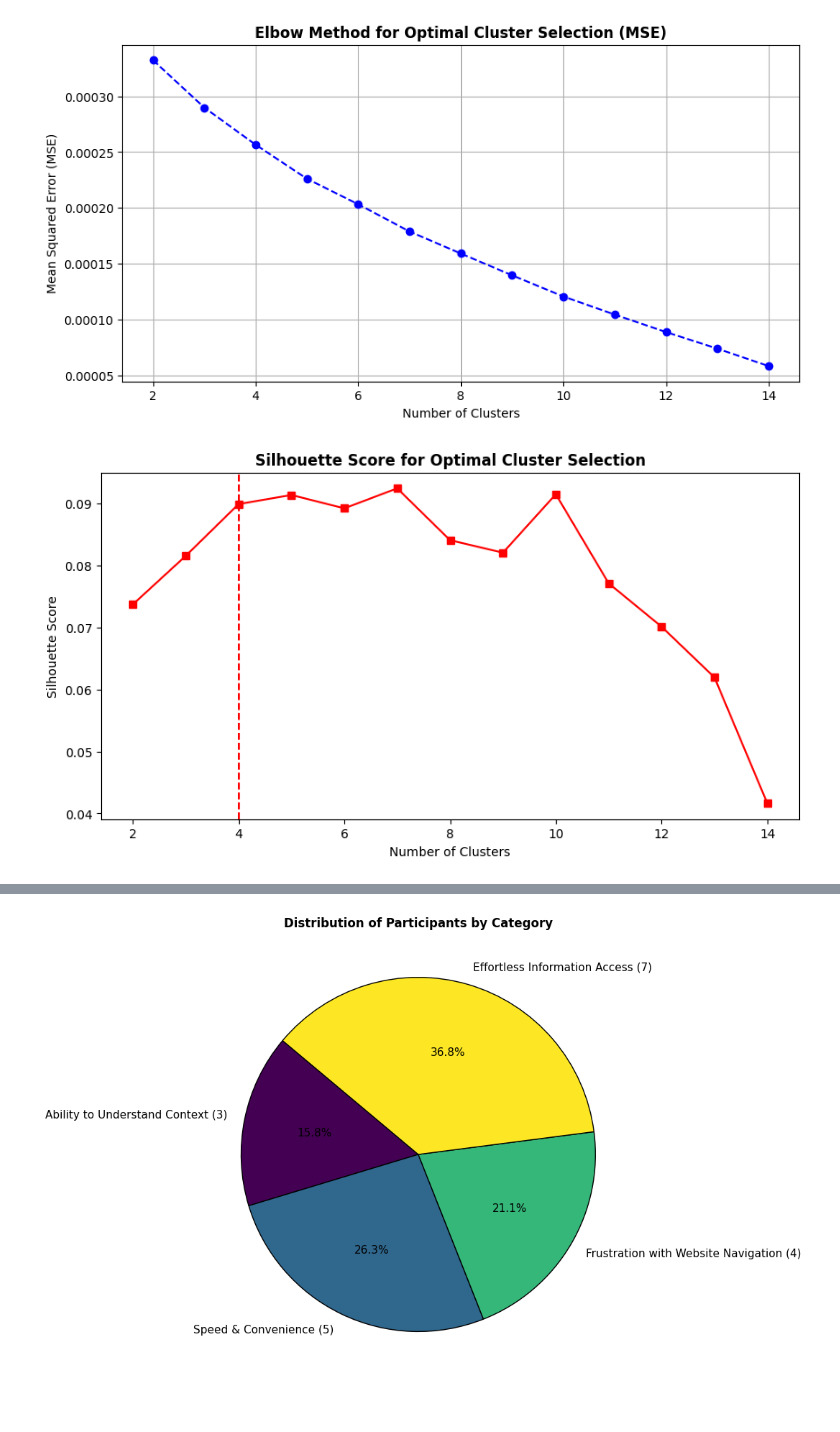
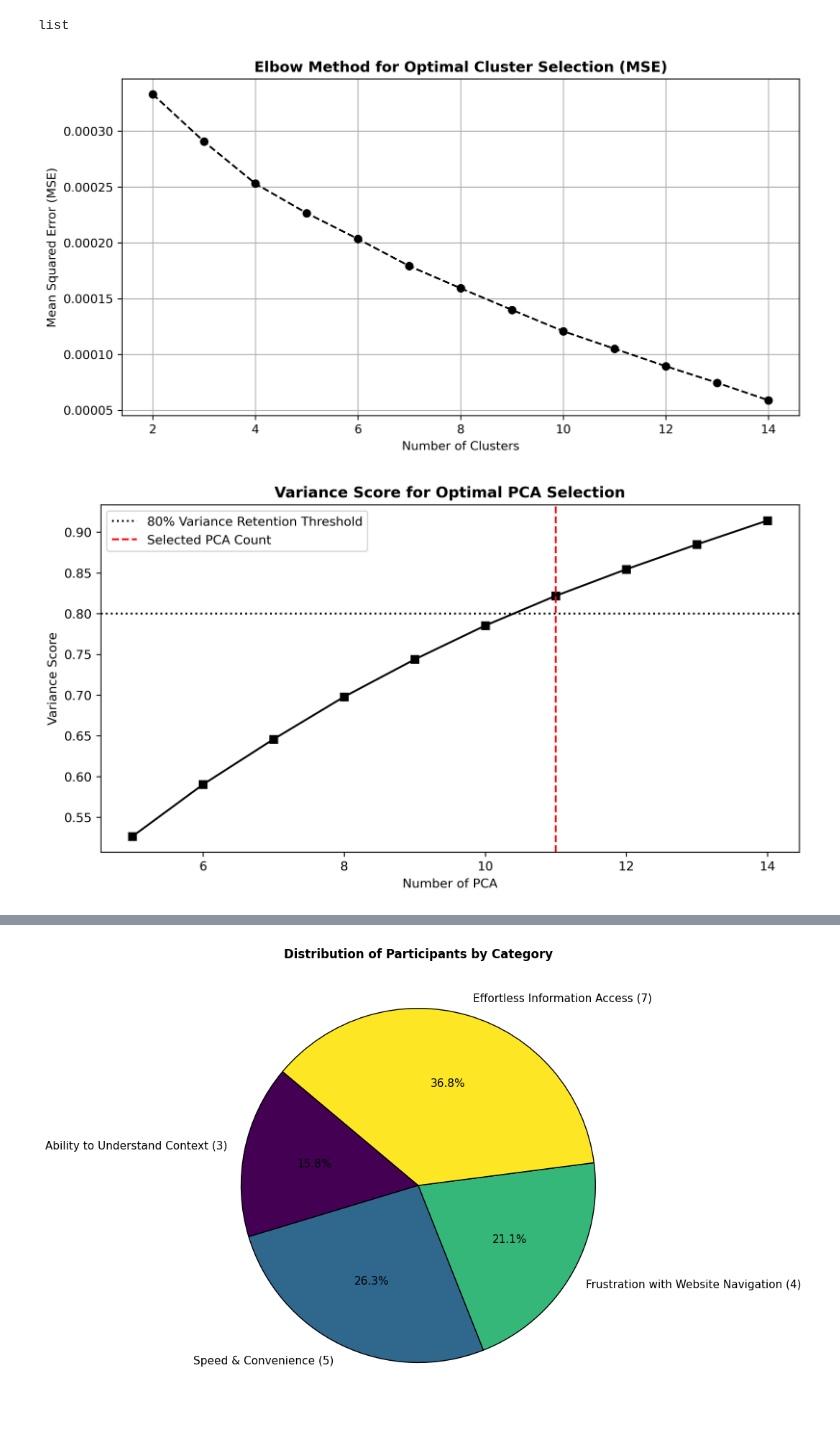
Before and after one commit to KrispyNoodles/SIT_Chatbot, a Jupyter notebook: viz/feedback_viz.ipynb, the cells around one changed output, grey strips where cells are left out. Drawn from its saved outputs; the diff is of its cells as text; code cells hidden in the pictures.

```diff
--- a/viz/feedback_viz.ipynb
+++ b/viz/feedback_viz.ipynb
@@ -69,0 +159,4 @@ embeddings_model = OpenAIEmbeddings(
+# %%
+var_array = df_results[df_results["Clusters"] == 2]["Variance_Retained"].tolist()
+# type(var_array)
+var_array
@@ -70,51 +174,47 @@ embeddings_model = OpenAIEmbeddings(
+# %%
+silhouette_array = df_results[df_results["PCA_Dimensions"] == 11]["Silhouette_Score"].tolist()
+type(silhouette_array)
+# %% [output]
+list
 # %%
-from langchain_openai import AzureOpenAIEmbeddings
-from sklearn.decomposition import PCA
-from sklearn.cluster import KMeans
-import matplotlib.pyplot as plt
-import numpy as np
-import pandas as pd
-from mpl_toolkits.mplot3d import Axes3D
-from sklearn.metrics import silhouette_score
-from sklearn.metrics import mean_squared_error
-
-# Generate embeddings using Azure OpenAI
-embeddings = np.array([embeddings_model.embed_query(response) for response in responses])
-
-# Determine optimal number of clusters using the elbow method
-mse_scores = []
-silhouette_scores = []
-cluster_range = range(2, 15)  # Checking clusters from 2 to 20
-
-# Compute MSE for each cluster count
-for k in cluster_range:
-    kmeans = KMeans(n_clusters=k, random_state=42, n_init=10)
-    kmeans.fit(embeddings)
-    mse = mean_squared_error(embeddings, kmeans.cluster_centers_[kmeans.labels_])
-    mse_scores.append(mse)
-    silhouette_scores.append(silhouette_score(embeddings, kmeans.labels_))
 
 # Plot Elbow Method using MSE
-plt.figure(figsize=(10, 5))
-plt.plot(cluster_range, mse_scores, marker='o', linestyle='--', color='b')
+plt.figure(figsize=(10, 5), dpi=300)
+plt.plot(cluster_range, mse_scores, marker='o', linestyle='--', color='black')
 plt.xlabel('Number of Clusters')
 plt.ylabel('Mean Squared Error (MSE)')
 plt.title('Elbow Method for Optimal Cluster Selection (MSE)', fontweight="bold")
 plt.grid(True)
 plt.show()
 
+# Plot PCA selection
+plt.figure(figsize=(10, 5), dpi=300)
+plt.plot(pca_dimensions, var_array, marker='s', linestyle='-', color='black')
+
+# Add vertical line at x = 4
+plt.axhline(y=0.8, color='black', linestyle=':', label='80% Variance Retention Threshold')
+plt.axvline(x=11, color='red', linestyle='--', label='Selected PCA Count')
+
+
+plt.xlabel('Number of PCA')
+plt.ylabel('Variance Score')
+plt.title('Variance Score for Optimal PCA Selection', fontweight="bold")
+plt.legend()
+plt.show()
+
 
 # Plot Silhouette Scores
-plt.figure(figsize=(10, 5))
-plt.plot(cluster_range, silhouette_scores, marker='s', linestyle='-', color='r')
+plt.figure(figsize=(10, 5), dpi=300)
+plt.plot(cluster_range, silhouette_array, marker='s', linestyle='-', color='black')
 
 # Add vertical line at x = 4
-plt.axvline(x=4, color='red', linestyle='--', label='x = 4')
+plt.axvline(x=4, color='red', linestyle='--', label='Selected Cluster Count')
 
 plt.xlabel('Number of Clusters')
 plt.ylabel('Silhouette Score')
 plt.title('Silhouette Score for Optimal Cluster Selection', fontweight="bold")
+plt.legend()
 plt.show()
 # %% [output]
-[figure, old version]
+[figure, new version]
-[figure, old version]
+[figure, new version]
```
Also changed, not shown: parts of 7 cells of this notebook, 27 other files.
